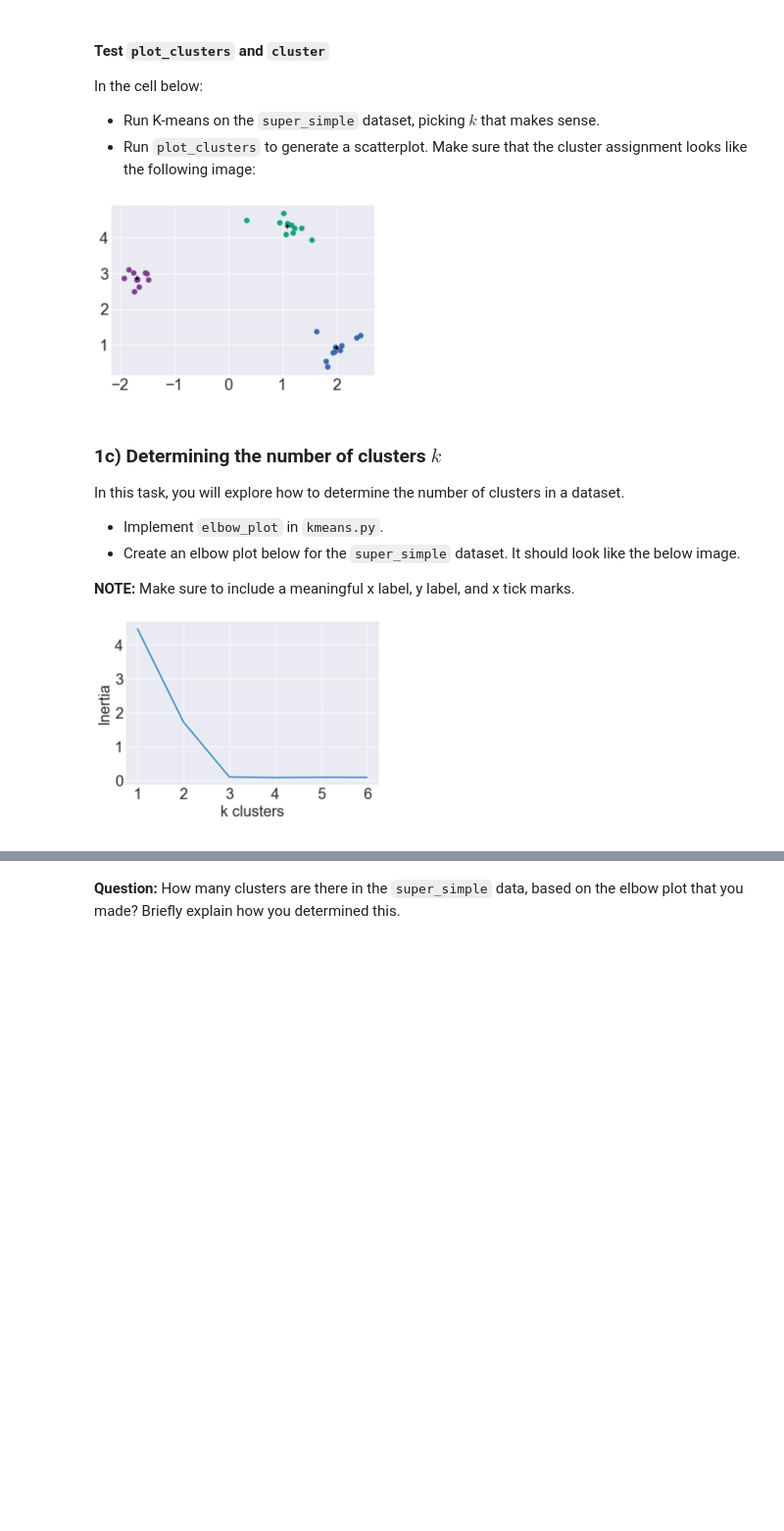
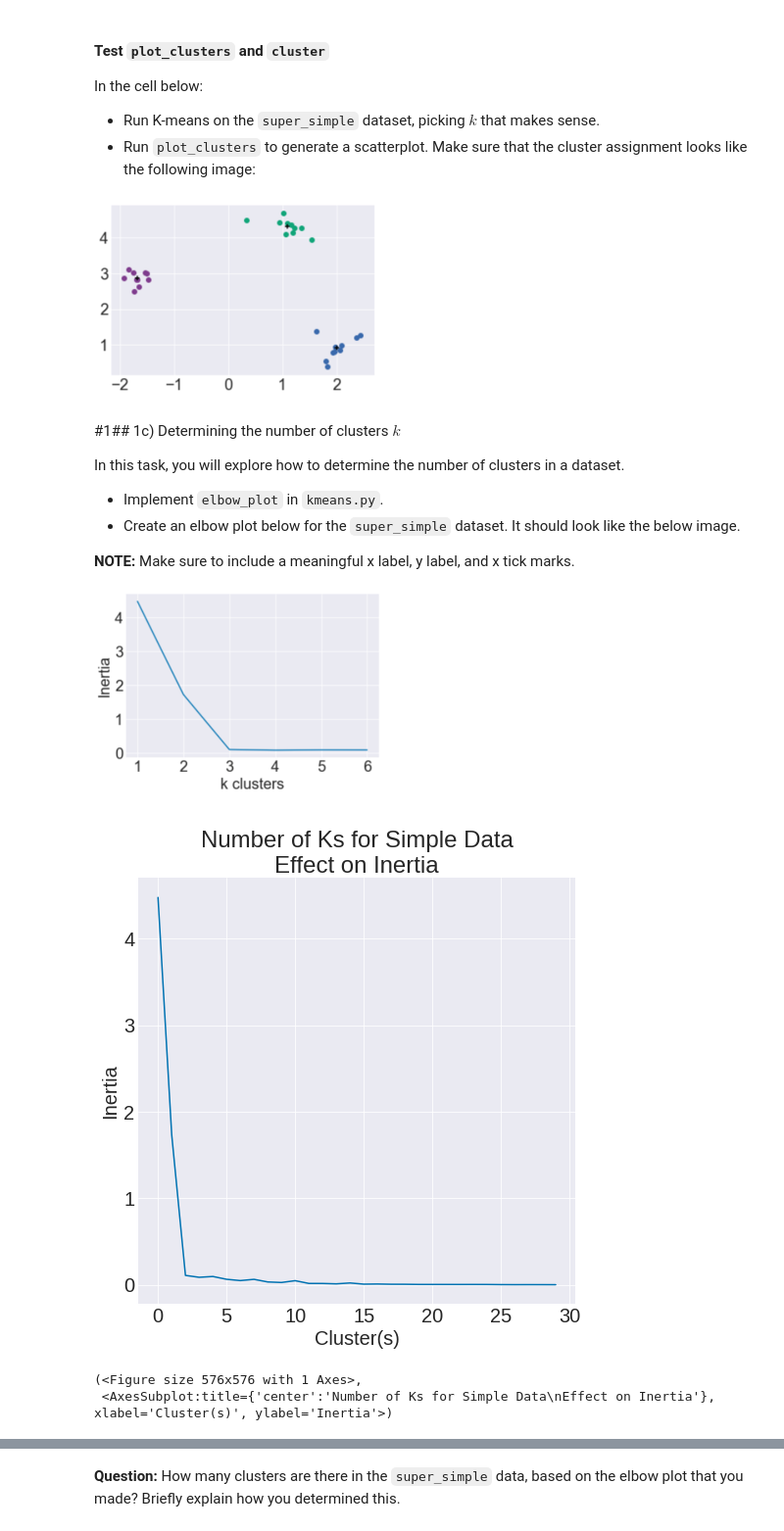
Before and after one commit to mattjax16/cs251, a Jupyter notebook: project5/kmeans.ipynb, the cells around one changed output, grey strips where cells are left out. Shown at 98% size. Drawn from its saved outputs; the diff is of its cells as text; code cells hidden in the pictures; blank space fills up the shorter version.

```diff
--- a/project5/kmeans.ipynb
+++ b/project5/kmeans.ipynb
@@ -38,7 +35,8 @@ In this task, you will implement the K-means clustering algorithm and test your
 # %%
 import pandas as pd
 # %%
-super_simple = pd.read_csv('data/super_simple.csv').values
+super_simple = pd.read_csv('data/super_simple.csv')
+super_simple = super_simple.values
 # %%
 plt.scatter(super_simple[:,0],super_simple[:,1])
 plt.xlabel('x')
@@ -159,5 +175,5 @@ np.random.seed(0)
 # %% [markdown]
-### 1c) Determining the number of clusters $k$
+#1## 1c) Determining the number of clusters $k$
 
 In this task, you will explore how to determine the number of clusters in a dataset.
 
@@ -167,3 +183,9 @@ In this task, you will explore how to determine the number of clusters in a data
 **NOTE:** Make sure to include a meaningful x label, y label, and x tick marks.
 
 ![elbow_sm.png](attachment:elbow_sm.png)
+# %%
+cluster.elbow_plot(30,title = f'Number of Ks for Simple Data\nEffect on Inertia')
+# %% [output]
+[figure, added]
+(<Figure size 576x576 with 1 Axes>,
+ <AxesSubplot:title={'center':'Number of Ks for Simple Data\nEffect on Inertia'}, xlabel='Cluster(s)', ylabel='Inertia'>)
```
Also changed, not shown: parts of 8 cells of this notebook, 18 other files.
